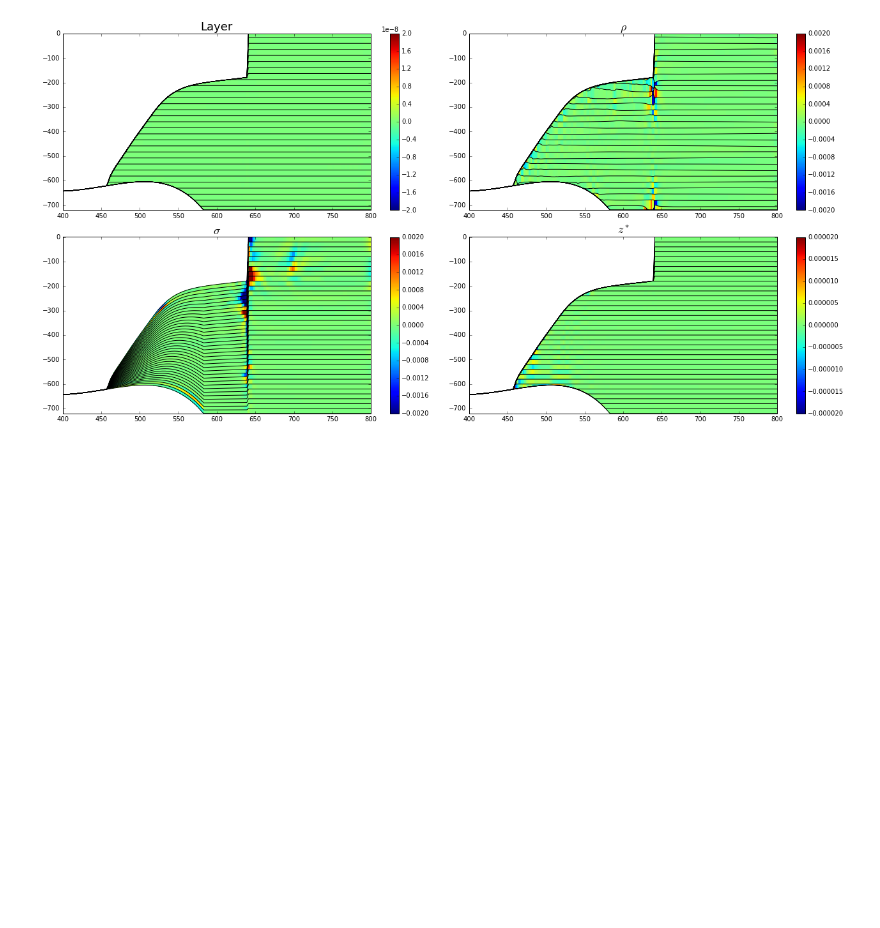
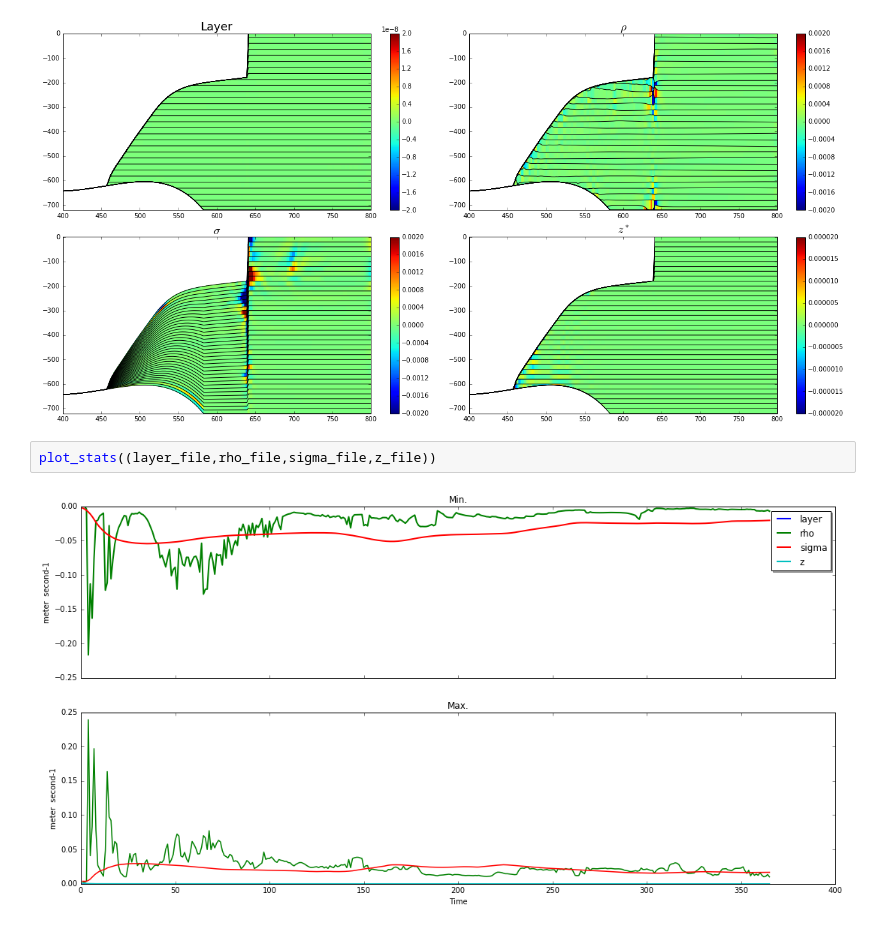
Before and after one commit to gustavo-marques/ISOMIP, a Jupyter notebook: ipynb/quiet_2D_yesIS.ipynb, the cells around one changed output. Saved outputs shown, nothing was run; the diff lists cells and outputs as text; blank space fills up the shorter version.

```diff
--- a/ipynb/quiet_2D_yesIS.ipynb
+++ b/ipynb/quiet_2D_yesIS.ipynb
@@ -69,3 +69,7 @@ plt.subplot(2,2,4); plot_section(z_file, record, xq, variable=variable, clim=(-2
 plt.tight_layout()
 # %% [output]
 [figure]
+# %%
+plot_stats((layer_file,rho_file,sigma_file,z_file))
+# %% [output]
+[figure, added]
```
Also changed, not shown: 3 other files.
